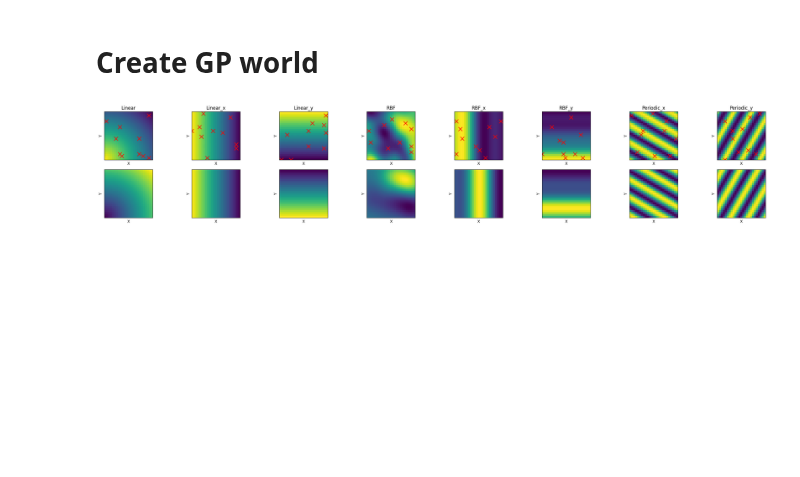
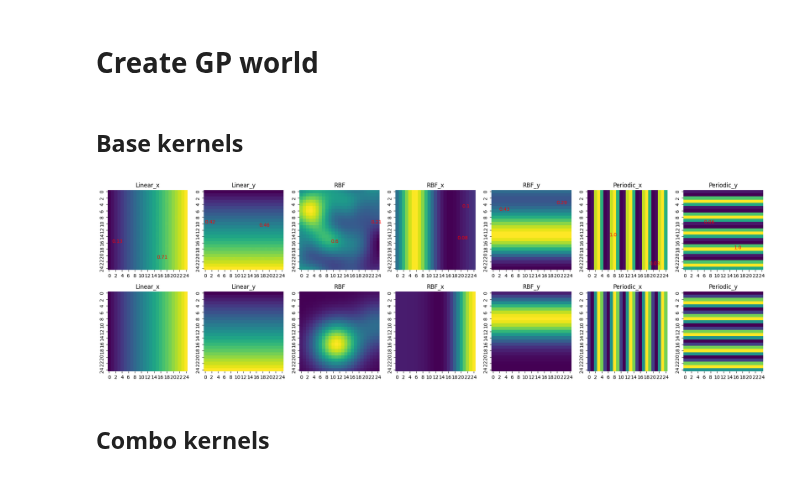
Before and after one commit to tgham/context_exploration, a Jupyter notebook: GP_worlds.ipynb, the cells around one changed output. Drawn from its saved outputs; the diff is of its cells as text; code cells hidden in the pictures; blank space fills up the shorter version.

Commit message:
post prediction

```diff
--- a/GP_worlds.ipynb
+++ b/GP_worlds.ipynb
@@ -165,63 +212,72 @@ class GP_world():
             warnings.warn("Kernel matrix is not positive semi-definite.", UserWarning)
 
         return np.any([not symm, not psd])
+# %% [markdown]
+## Base kernels
 # %%
 ## initialise the GP
 GP_params = {
-    'c': 0,
+    'c': 1,
     'scale': 1,
+    'sigma_f': 1,
+
     'theta': 0,
     # 'theta': np.pi/4,
-    'sigma_f': 1,
+
     'length_scale': 5,
-    'period': 8,
-    'periodic_length_scale': 2,
-    'periodic_theta': np.pi/3,
+    'period': 5,
+    'periodic_length_scale': 4,
+
+    # 'periodic_theta': np.pi/4,
+    'periodic_theta': 0,
 }
 N = 25
 GP = GP_world(N, GP_params)
 
 ## define base kernels of interest
 # koi = ['linear', 'linear_1D', 'rbf', 'rbf_1D','periodic', ['rbf', 'periodic','+']]
 #        , ['linear', 'rbf', 'linear', 'rbf']]
 koi = [
-    GP.K_lin,
+    # GP.K_lin,
     GP.K_lin_x, GP.K_lin_y,
        GP.K_rbf, GP.K_rbf_x, GP.K_rbf_y,
-       GP.K_periodic_x, GP.K_periodic_y
+       GP.K_periodic_x,
+       GP.K_periodic_y
        ]
 kernel_names = [
-    'Linear', 'Linear_x', 'Linear_y', 'RBF',
-                'RBF_x', 'RBF_y',
-                'Periodic_x', 'Periodic_y']
+    # 'Linear',
+    'Linear_x', 'Linear_y',
+      'RBF', 'RBF_x', 'RBF_y',
+                'Periodic_x',
+                'Periodic_y'
+                ]
 n_koi = len(koi)
-fig, axs = plt.subplots(2, n_koi, figsize=(4*n_koi, 5))
+fig, axs = plt.subplots(2, n_koi, figsize=(3.5*n_koi, 7))
 
 # fig2, axs2 = plt.subplots(1, n_koi, figsize=(4*n_koi, 5))
 
-## loop through kernel types and sample the GP under each kernel
-for ki, k in enumerate(koi):
-    samples = GP.sample(k)
+## loop through kernel types
+for ki, K in enumerate(koi):
+
+    # sample the GP and plot reward distribution
+    samples = GP.sample(K)
     title = kernel_names[ki]
     GP.plot_r(samples, axs[0,ki], title=title)
 
-
     ## plot the cov matrix
-    # axs2[ki].imshow(k[np.arange(N**2)[::-1],], origin='lower')
+    # n_tmp = 75
+    # K_tmp = K[:n_tmp,:n_tmp]
+    # axs2[ki].imshow(K_tmp[np.arange(len(K_tmp))[::-1],], origin='lower')
+    # axs2[ki].set_yticks(np.arange(0, n_tmp+1, 5), np.arange(0, n_tmp+1, 5)[::-1])
     # axs2[ki].set_title(title)
 
-    ## select 5 reward obs to present to the agent
-    n_obs = 10
-    obs_idx = np.random.randint(0,N**2, size=n_obs)
-    obs_coords = GP.locations[obs_idx]
-    axs[0,ki].scatter(obs_coords[:,0], obs_coords[:,1], c='r', s=100, marker='x')
-    obs_rewards = samples[obs_coords[:,0], obs_coords[:,1]]
-
-    ## use GP regression to predict posterior distribution of rewards, given these obs
-    inpt_idx = np.arange(N**2)
-    post_mean = GP.post_pred(k, inpt_idx, obs_idx, obs_rewards)
-    # sns.heatmap(post_mean, ax = axs[1,ki])
-    GP.plot_r(post_mean, axs[1,ki])
+    ## GP regression based on a set of observations
+    n_obs = 2
+    obs, post_mean = GP.predict_rewards(K, samples, n_obs)
+    GP.plot_r(post_mean.reshape(N,N), axs[1,ki], title=title)
+    GP.plot_obs(obs, axs[0,ki])
 # %% [output]
-[figure, old version]
+[figure, new version]
+# %% [markdown]
+## Combo kernels
 # %%
```
Also changed, not shown: parts of 4 cells of this notebook.
